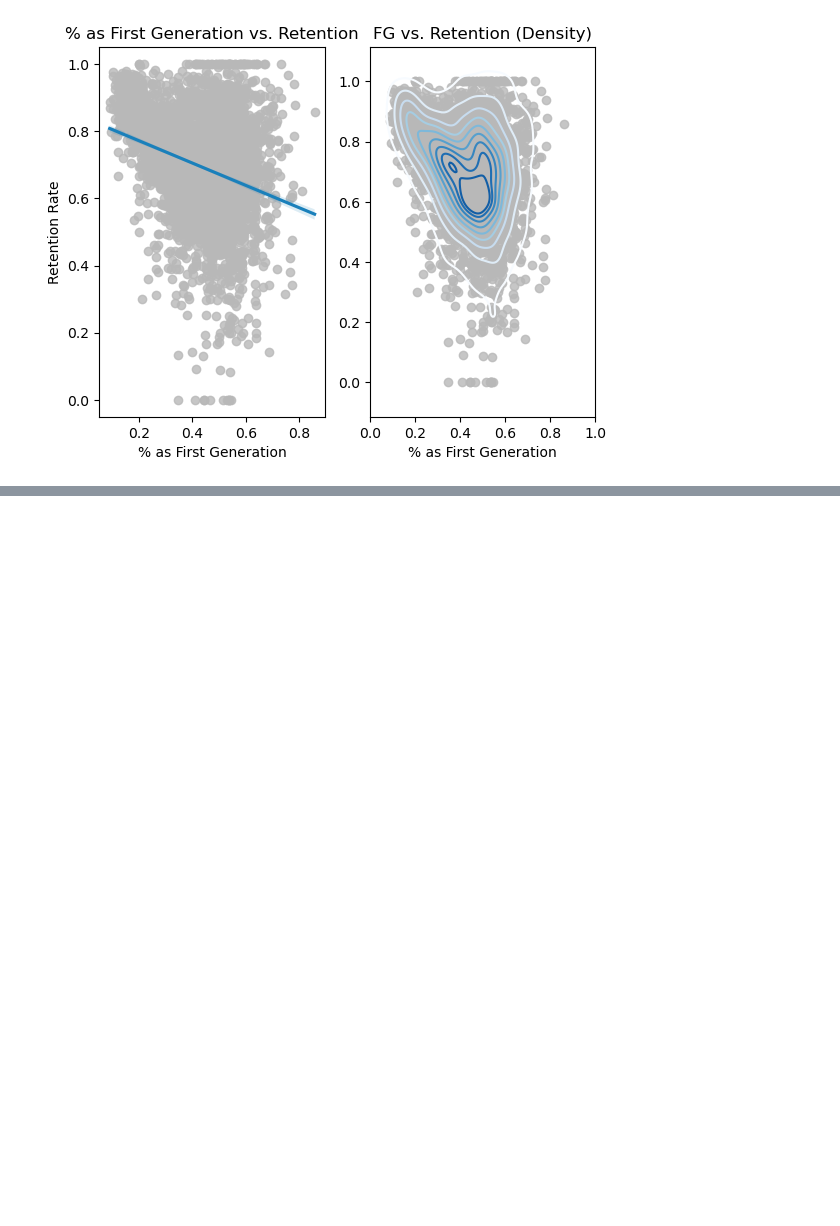
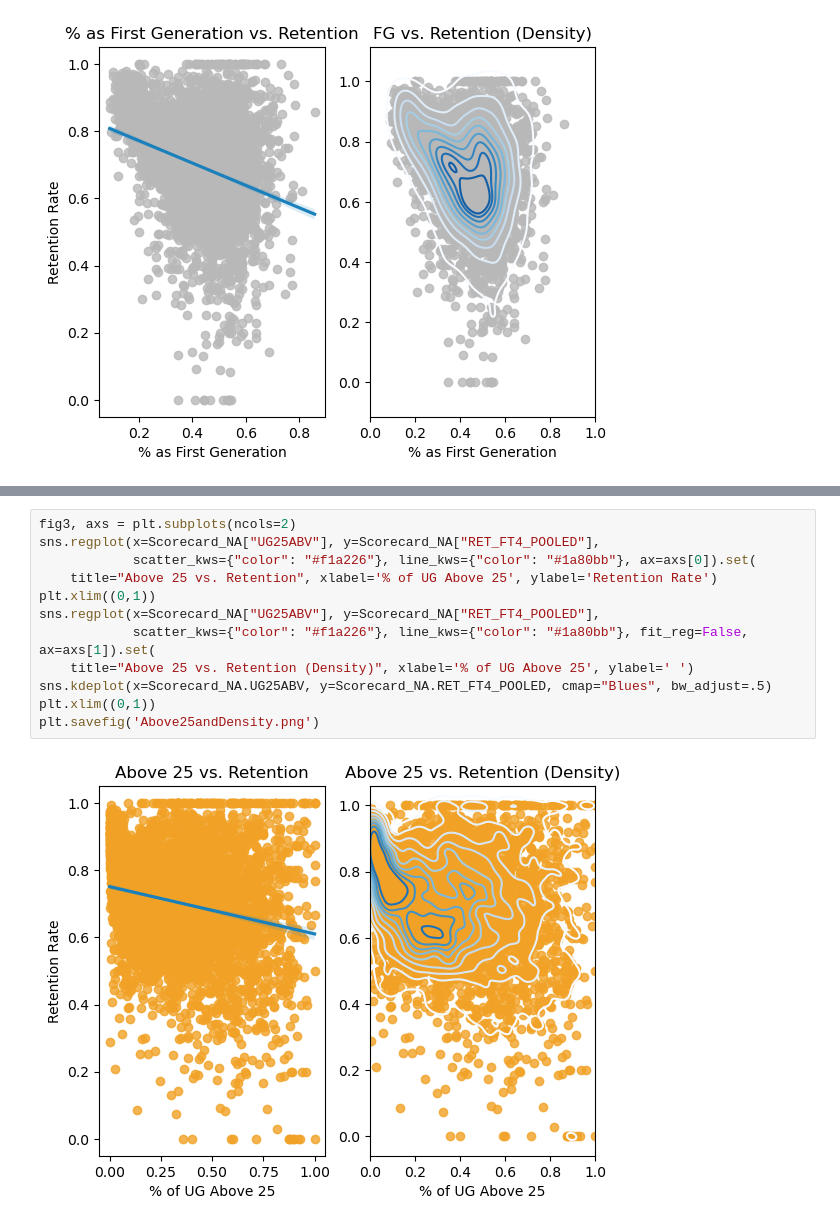
Before and after one commit to dimmediato/College_Scorecard_Data, a Jupyter notebook: Python Files/College Scorecard Tables-Negative.ipynb, the cells around one changed output, grey strips where cells are left out. Saved outputs shown, nothing was run; the diff lists cells and outputs as text; blank space fills up the shorter version.

Commit message:
Added a density to the ages variable

```diff
--- a/Python Files/College Scorecard Tables-Negative.ipynb
+++ b/Python Files/College Scorecard Tables-Negative.ipynb
@@ -175,0 +176,14 @@ plt.savefig('Above25.png')
+# %%
+fig3, axs = plt.subplots(ncols=2)
+sns.regplot(x=Scorecard_NA["UG25ABV"], y=Scorecard_NA["RET_FT4_POOLED"],
+            scatter_kws={"color": "#f1a226"}, line_kws={"color": "#1a80bb"}, ax=axs[0]).set(
+    title="Above 25 vs. Retention", xlabel='% of UG Above 25', ylabel='Retention Rate')
+plt.xlim((0,1))
+sns.regplot(x=Scorecard_NA["UG25ABV"], y=Scorecard_NA["RET_FT4_POOLED"],
+            scatter_kws={"color": "#f1a226"}, line_kws={"color": "#1a80bb"}, fit_reg=False, ax=axs[1]).set(
+    title="Above 25 vs. Retention (Density)", xlabel='% of UG Above 25', ylabel=' ')
+sns.kdeplot(x=Scorecard_NA.UG25ABV, y=Scorecard_NA.RET_FT4_POOLED, cmap="Blues", bw_adjust=.5)
+plt.xlim((0,1))
+plt.savefig('Above25andDensity.png')
+# %% [output]
+[figure, added]
```
Also changed, not shown: parts of 2 cells of this notebook, 2 other files.
